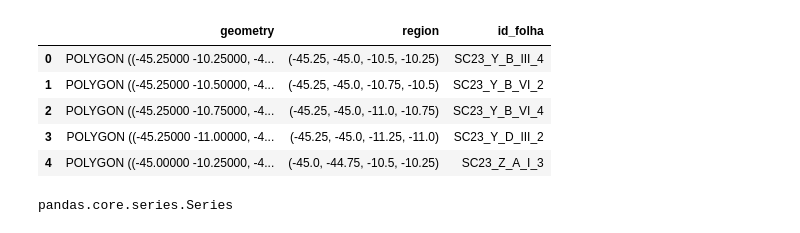
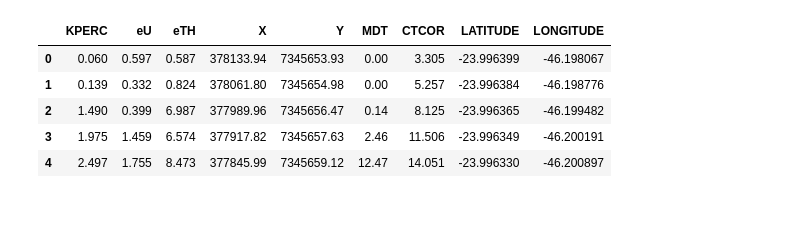
Before and after one commit to Gabriel-Goes/mapeamento_litologico_preditivo, a Jupyter notebook: sources/tutoriais/automacao_malha_cartografica_100k.ipynb, the cells around one changed output. Drawn from its saved outputs; the diff is of its cells as text; code cells hidden in the pictures.

```diff
--- a/sources/tutoriais/automacao_malha_cartografica_100k.ipynb
+++ b/sources/tutoriais/automacao_malha_cartografica_100k.ipynb
@@ -51,9 +114,11 @@ malha_cartog_50k_1089['region'] = [(left,right,bottom,top) for left,right,bottom
+# %%
+g_1105 = pd.read_csv(gdb+'geof/g1105')
 # %%
-malha_cartog_50k_1089.head(5)
+g_1105.head(5)
 # %% [output]
-|  | geometry | region | id_folha |
-| 0 | POLYGON ((-45.25000 -10.25000, -4... | (-45.25, -45.0, -10.5, -10.25) | SC23_Y_B_III_4 |
-| 1 | POLYGON ((-45.25000 -10.50000, -4... | (-45.25, -45.0, -10.75, -10.5) | SC23_Y_B_VI_2 |
-| 2 | POLYGON ((-45.25000 -10.75000, -4... | (-45.25, -45.0, -11.0, -10.75) | SC23_Y_B_VI_4 |
-| 3 | POLYGON ((-45.25000 -11.00000, -4... | (-45.25, -45.0, -11.25, -11.0) | SC23_Y_D_III_2 |
-| 4 | POLYGON ((-45.00000 -10.25000, -4... | (-45.0, -44.75, -10.5, -10.25) | SC23_Z_A_I_3 |
+|  | KPERC | eU | eTH | X | Y | MDT | CTCOR | LATITUDE | LONGITUDE |
+| 0 | 0.060 | 0.597 | 0.587 | 378133.94 | 7345653.93 | 0.00 | 3.305 | -23.996399 | -46.198067 |
+| 1 | 0.139 | 0.332 | 0.824 | 378061.80 | 7345654.98 | 0.00 | 5.257 | -23.996384 | -46.198776 |
+| 2 | 1.490 | 0.399 | 6.987 | 377989.96 | 7345656.47 | 0.14 | 8.125 | -23.996365 | -46.199482 |
+| 3 | 1.975 | 1.459 | 6.574 | 377917.82 | 7345657.63 | 2.46 | 11.506 | -23.996349 | -46.200191 |
+| 4 | 2.497 | 1.755 | 8.473 | 377845.99 | 7345659.12 | 12.47 | 14.051 | -23.996330 | -46.200897 |
@@ -72,4 +124,0 @@ malha_cartog_50k_1089['id_folha'] = lista_grid
-# %%
-type(malha_cartog_1kk['id_folha'])
-# %% [output]
-pandas.core.series.Series
```
Also changed, not shown: parts of 64 cells of this notebook, 4 other files.
